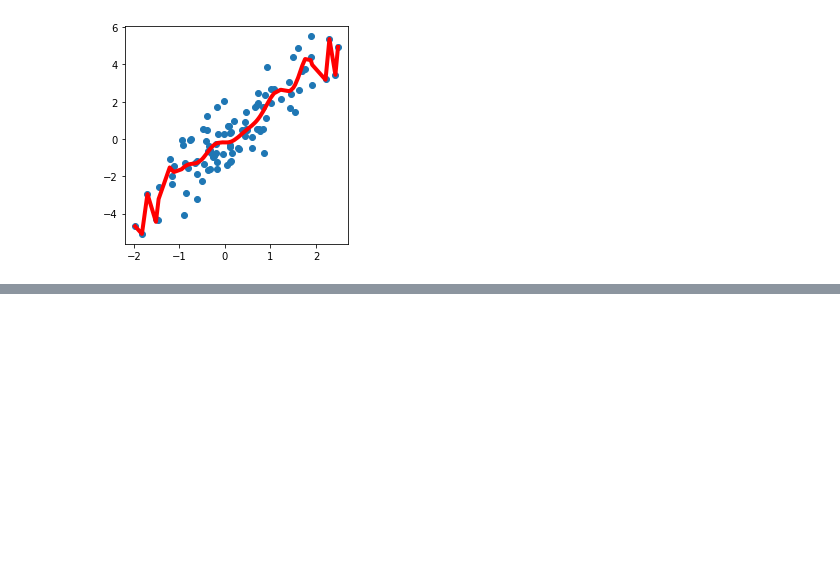
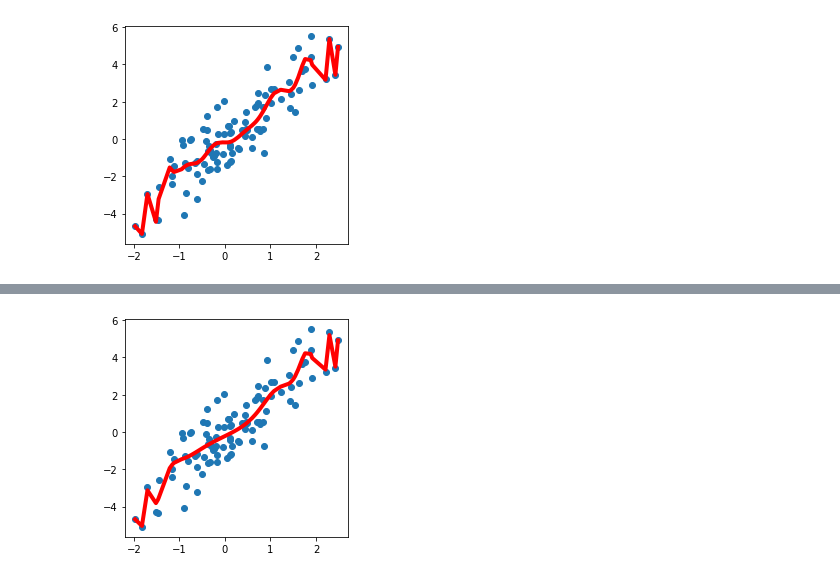
Before and after one commit to linhle32/YourAnalystBuddyBlog, a Jupyter notebook: Data Analytics/Regularization/drawing plots.ipynb, the cells around one changed output, grey strips where cells are left out. Cells and saved outputs as stored; diff of their text form; code cells hidden in the pictures; blank space fills up the shorter version.

```diff
--- a/Data Analytics/Regularization/drawing plots.ipynb
+++ b/Data Analytics/Regularization/drawing plots.ipynb
@@ -57,0 +71,11 @@ plt.show()
+# %%
+ridge = Ridge()
+ridge.fit(x20,y)
+yh20r = ridge.predict(x20)
+
+plt.figure(figsize=(4,4))
+plt.scatter(x,y)
+plt.plot(x,yh20r,c='red',linewidth=4)
+plt.show()
+# %% [output]
+[figure, added]
```
Also changed, not shown: parts of 1 cell of this notebook, 4 other files.
